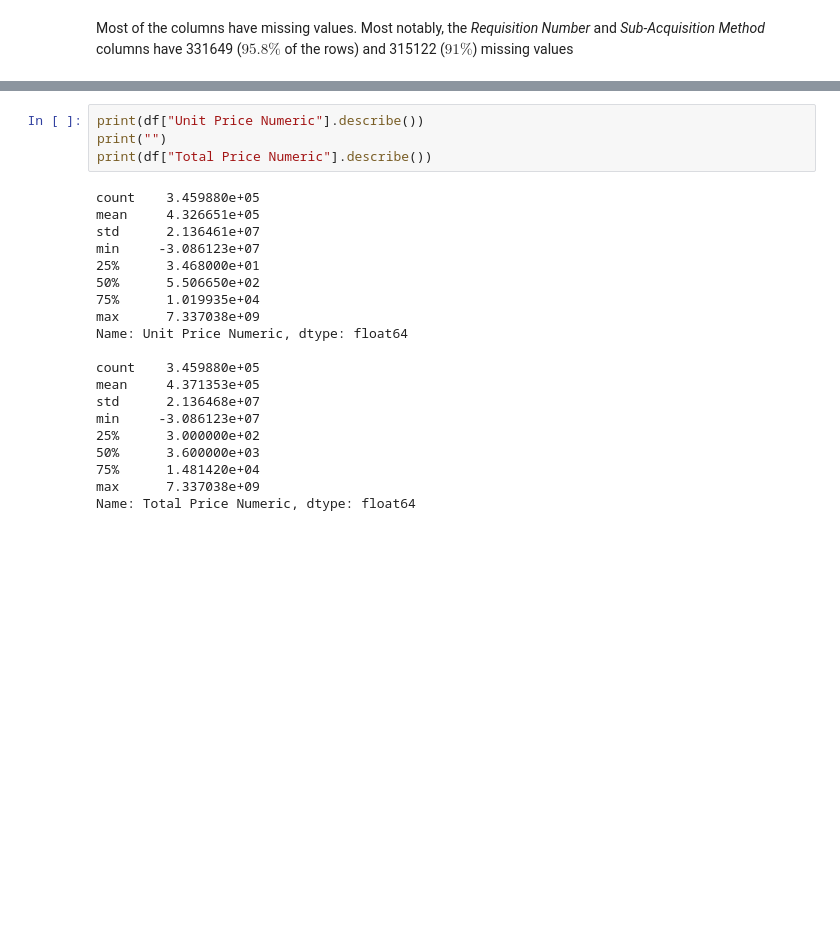
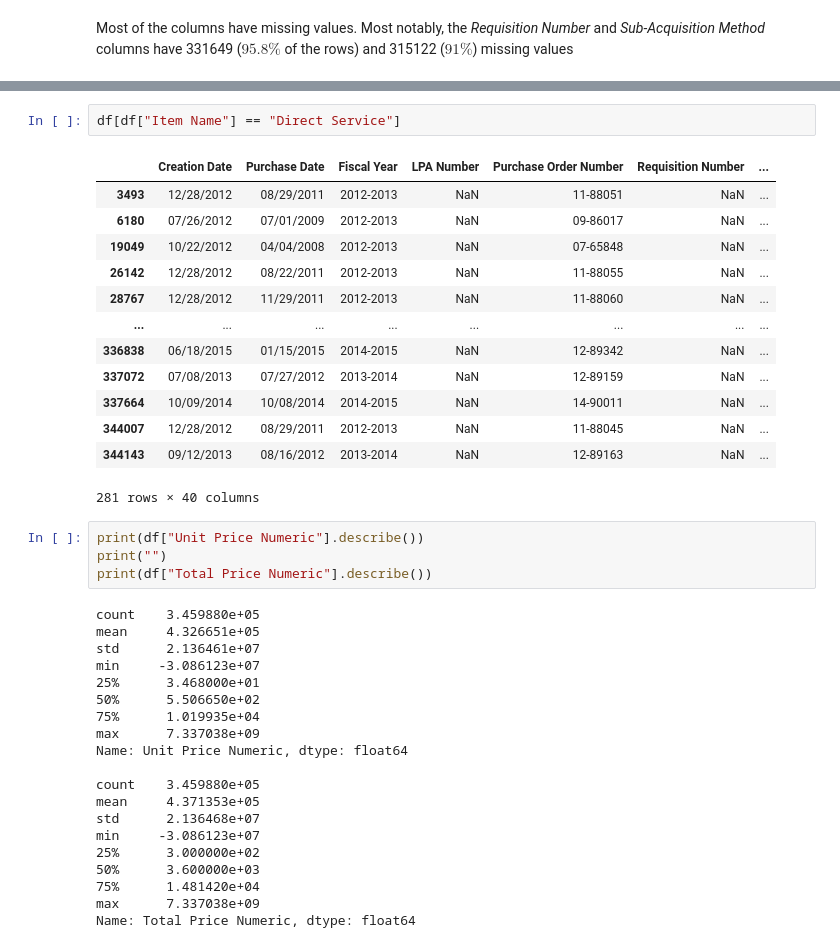
Before and after one commit to mEyob/ds-challenge, a Jupyter notebook: analysis.ipynb, the cells around one changed output, grey strips where cells are left out. Cells and saved outputs as stored; diff of their text form; blank space fills up the shorter version.

```diff
--- a/analysis.ipynb
+++ b/analysis.ipynb
@@ -259,3 +259,19 @@ top10_expensive
+# %%
+df[df["Item Name"] == "Direct Service"]
+# %% [output]
+|  | Creation Date | Purchase Date | Fiscal Year | LPA Number | Purchase Order Number | Requisition Number | ... |
+| 3493 | 12/28/2012 | 08/29/2011 | 2012-2013 | NaN | 11-88051 | NaN | ... |
+| 6180 | 07/26/2012 | 07/01/2009 | 2012-2013 | NaN | 09-86017 | NaN | ... |
+| 19049 | 10/22/2012 | 04/04/2008 | 2012-2013 | NaN | 07-65848 | NaN | ... |
+| 26142 | 12/28/2012 | 08/22/2011 | 2012-2013 | NaN | 11-88055 | NaN | ... |
+| 28767 | 12/28/2012 | 11/29/2011 | 2012-2013 | NaN | 11-88060 | NaN | ... |
+| ... | ... | ... | ... | ... | ... | ... | ... |
+| 336838 | 06/18/2015 | 01/15/2015 | 2014-2015 | NaN | 12-89342 | NaN | ... |
+| 337072 | 07/08/2013 | 07/27/2012 | 2013-2014 | NaN | 12-89159 | NaN | ... |
+| 337664 | 10/09/2014 | 10/08/2014 | 2014-2015 | NaN | 14-90011 | NaN | ... |
+| 344007 | 12/28/2012 | 08/29/2011 | 2012-2013 | NaN | 11-88045 | NaN | ... |
+| 344143 | 09/12/2013 | 08/16/2012 | 2013-2014 | NaN | 12-89163 | NaN | ... |
+281 rows × 40 columns
 # %%
 print(df["Unit Price Numeric"].describe())
 print("")
```
Also changed, not shown: parts of 21 cells of this notebook.
